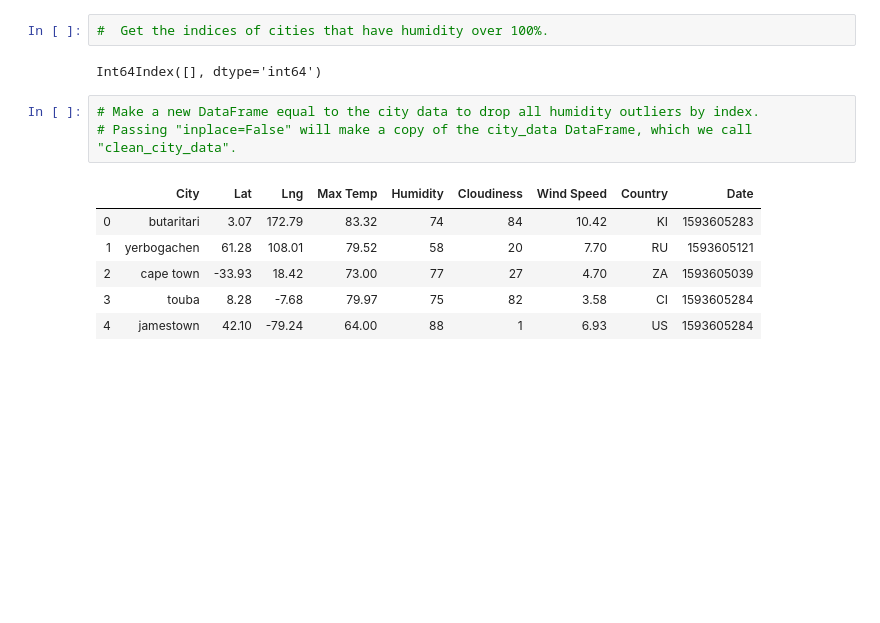
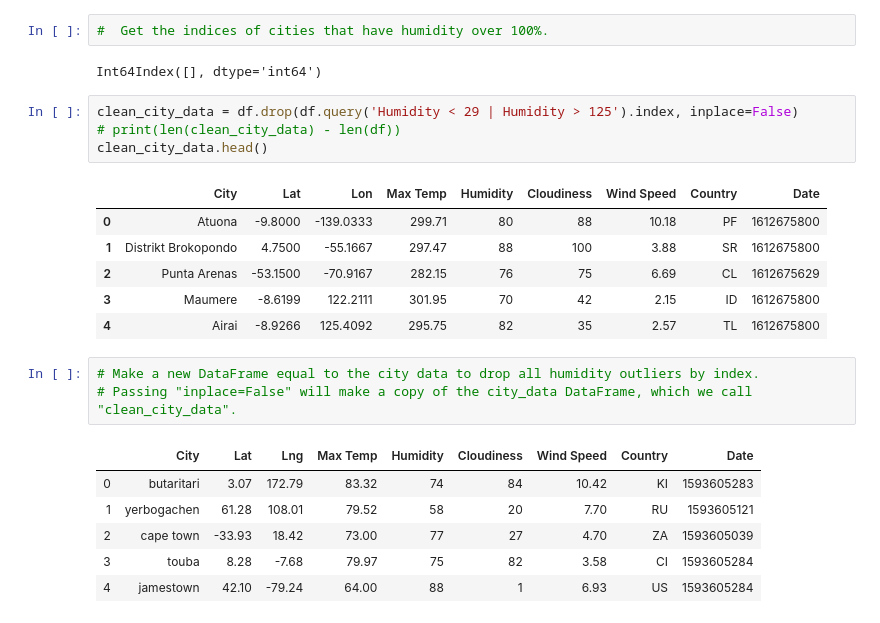
Before and after one commit to g8r1fl/python-api-challenge, a Jupyter notebook: WeatherPy/WeatherPy-Copy1.ipynb, the cells around one changed output. Cells and saved outputs as stored; diff of their text form; blank space fills up the shorter version.

```diff
--- a/WeatherPy/WeatherPy-Copy1.ipynb
+++ b/WeatherPy/WeatherPy-Copy1.ipynb
@@ -240,6 +280,17 @@ Skip this step if there are no cities that have humidity > 100%.
 #  Get the indices of cities that have humidity over 100%.
 # %% [output]
 Int64Index([], dtype='int64')
+# %%
+clean_city_data = df.drop(df.query('Humidity < 29 | Humidity > 125').index, inplace=False)
+# print(len(clean_city_data) - len(df))
+clean_city_data.head()
+# %% [output]
+|  | City | Lat | Lon | Max Temp | Humidity | Cloudiness | Wind Speed | Country | Date |
+| 0 | Atuona | -9.8000 | -139.0333 | 299.71 | 80 | 88 | 10.18 | PF | 1612675800 |
+| 1 | Distrikt Brokopondo | 4.7500 | -55.1667 | 297.47 | 88 | 100 | 3.88 | SR | 1612675800 |
+| 2 | Punta Arenas | -53.1500 | -70.9167 | 282.15 | 76 | 75 | 6.69 | CL | 1612675629 |
+| 3 | Maumere | -8.6199 | 122.2111 | 301.95 | 70 | 42 | 2.15 | ID | 1612675800 |
+| 4 | Airai | -8.9266 | 125.4092 | 295.75 | 82 | 35 | 2.57 | TL | 1612675800 |
 # %%
 # Make a new DataFrame equal to the city data to drop all humidity outliers by index.
 # Passing "inplace=False" will make a copy of the city_data DataFrame, which we call "clean_city_data".
```
Also changed, not shown: parts of 9 cells of this notebook.
